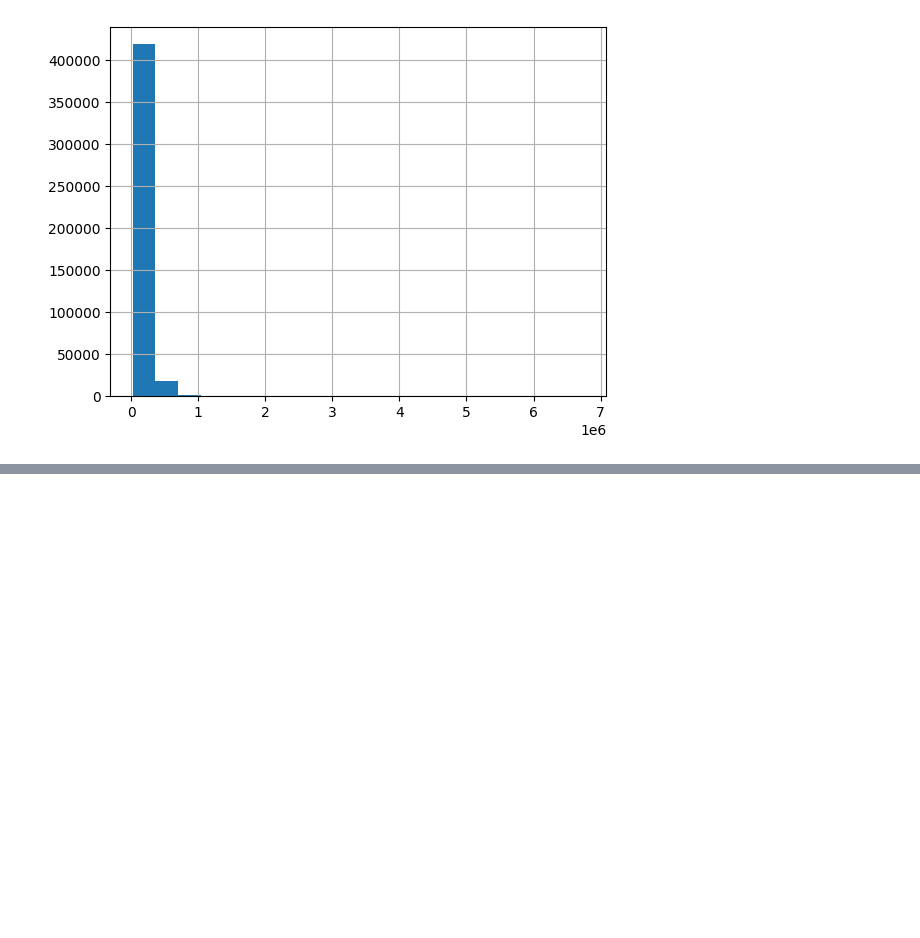
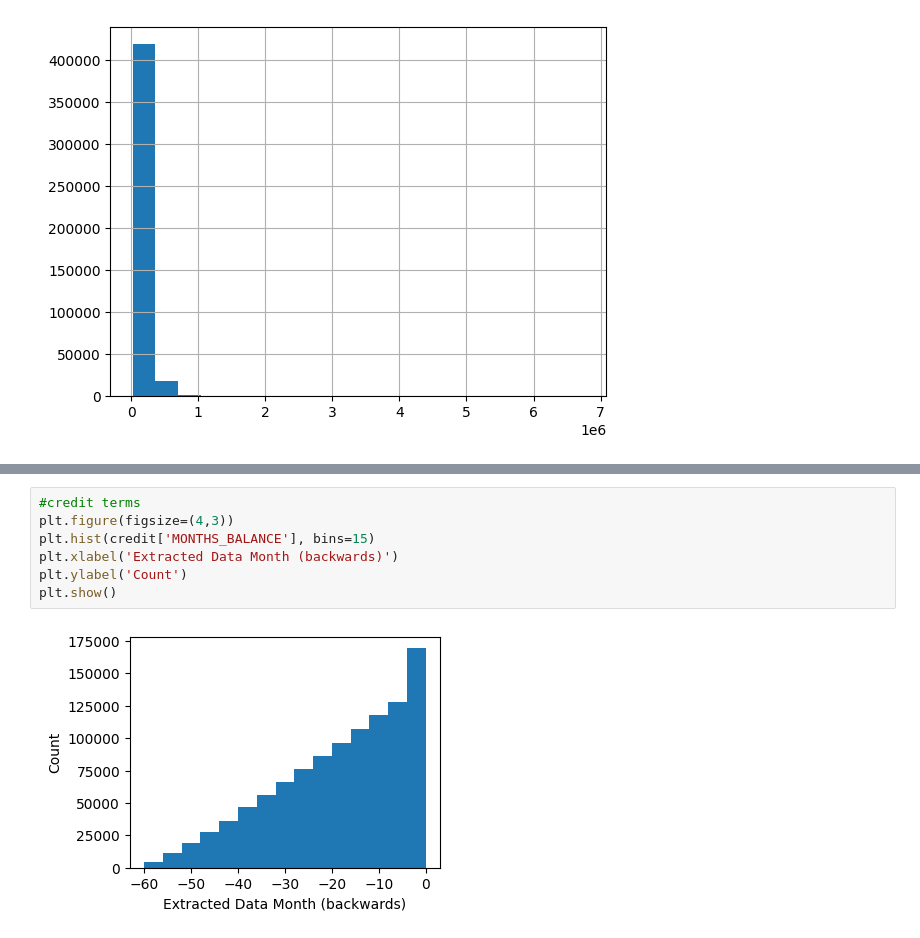
Before and after one commit to huy-ph/data_mining, a Jupyter notebook: learning/cc_decision/cc_analysis.ipynb, the cells around one changed output, grey strips where cells are left out. Drawn from its saved outputs; the diff is of its cells as text; blank space fills up the shorter version.

```diff
--- a/learning/cc_decision/cc_analysis.ipynb
+++ b/learning/cc_decision/cc_analysis.ipynb
@@ -244,0 +262,9 @@ plt.show()
+# %%
+#credit terms
+plt.figure(figsize=(4,3))
+plt.hist(credit['MONTHS_BALANCE'], bins=15)
+plt.xlabel('Extracted Data Month (backwards)')
+plt.ylabel('Count')
+plt.show()
+# %% [output]
+[figure, added]
```
Also changed, not shown: parts of 5 cells of this notebook.
